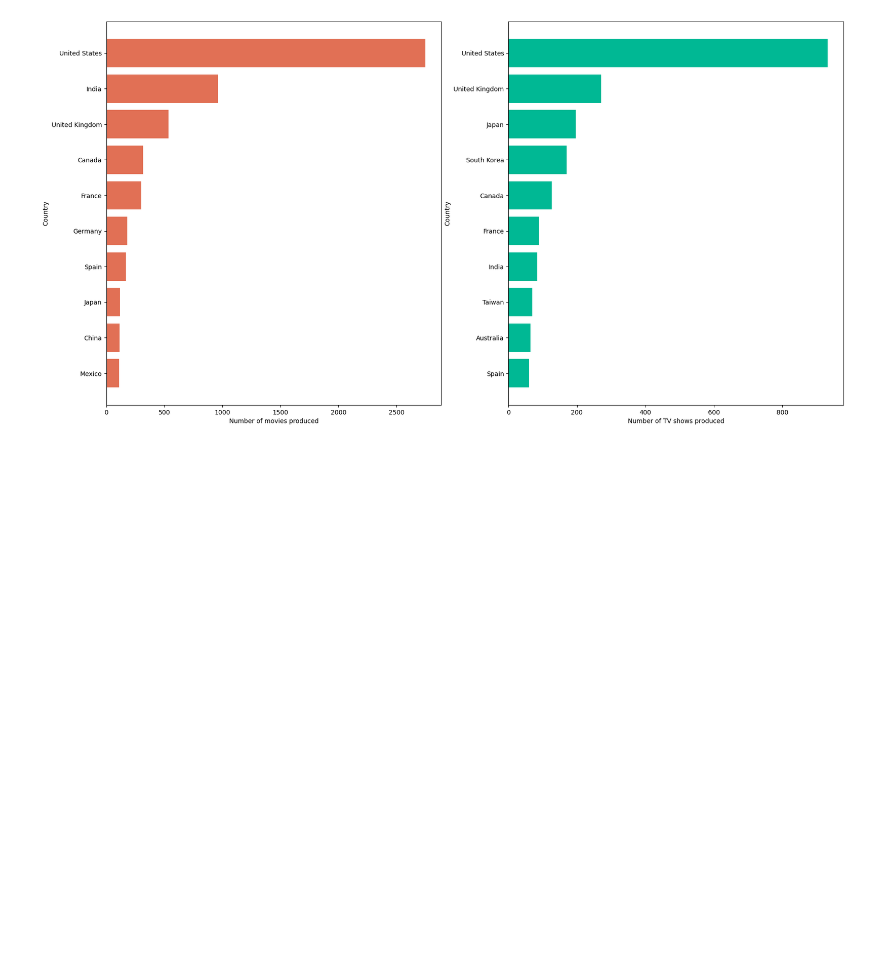
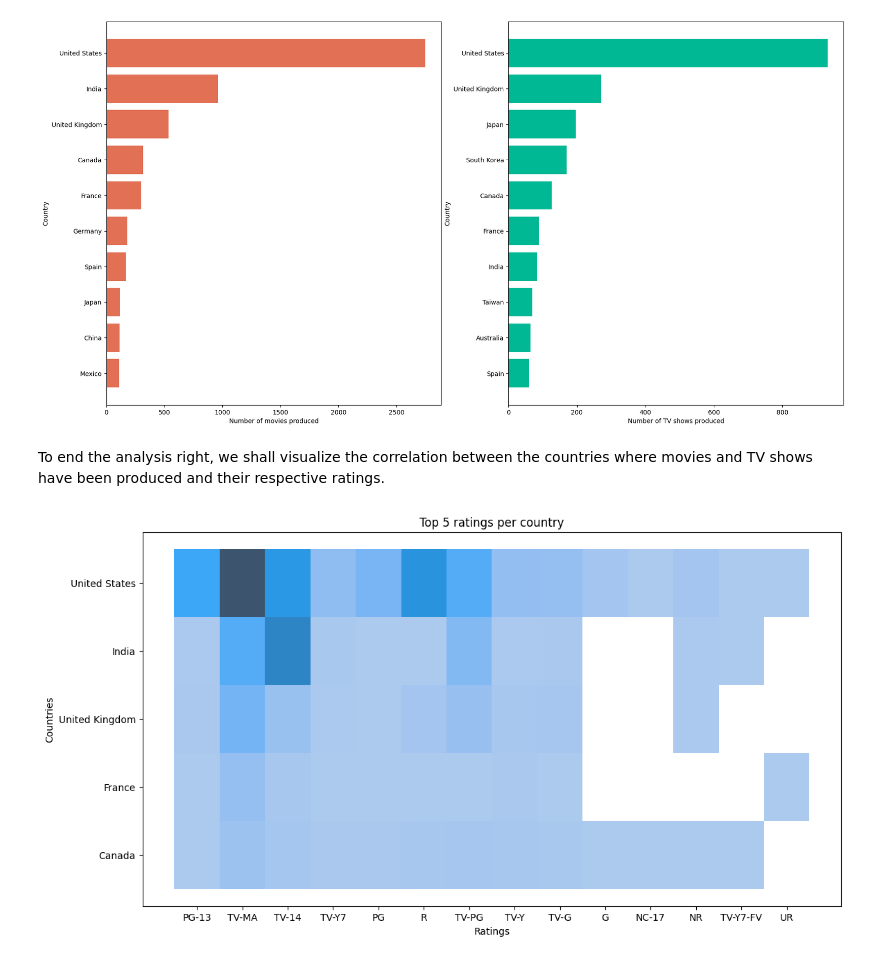
Before and after one commit to Narcis2151/NetflixAnalysis, a Jupyter notebook: analysis.ipynb, the cells around one changed output. Saved outputs shown, nothing was run; the diff lists cells and outputs as text; code cells hidden in the pictures; blank space fills up the shorter version.

Commit message:
Finished analysis

```diff
--- a/analysis.ipynb
+++ b/analysis.ipynb
@@ -498,3 +498,15 @@ a2.set_ylabel('Country')
 plt.show()
 # %% [output]
 [figure]
+# %% [markdown]
+To end the analysis right, we shall visualize the correlation between the countries where movies and TV shows have been produced and their respective ratings.
+# %%
+plt.figure(figsize=(13, 7))
+top_countries = get_country_values(netflix).sort_values(ascending = False).index[:5]
+g = sns.histplot(x = 'rating', y='country', data=netflix[netflix["country"].isin(top_countries)])
+g.set_xlabel("Ratings")
+g.set_ylabel("Countries")
+g.set_title("Top 5 ratings per country")
+plt.show()
+# %% [output]
+[figure, added]
```
